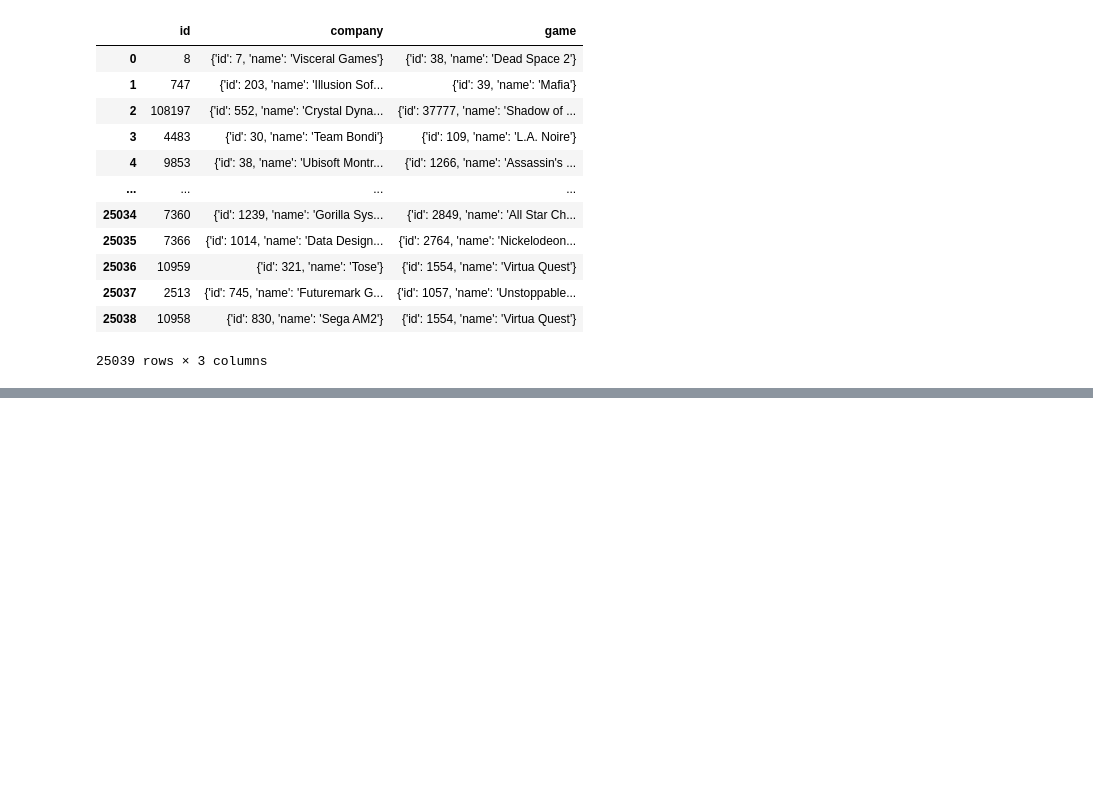
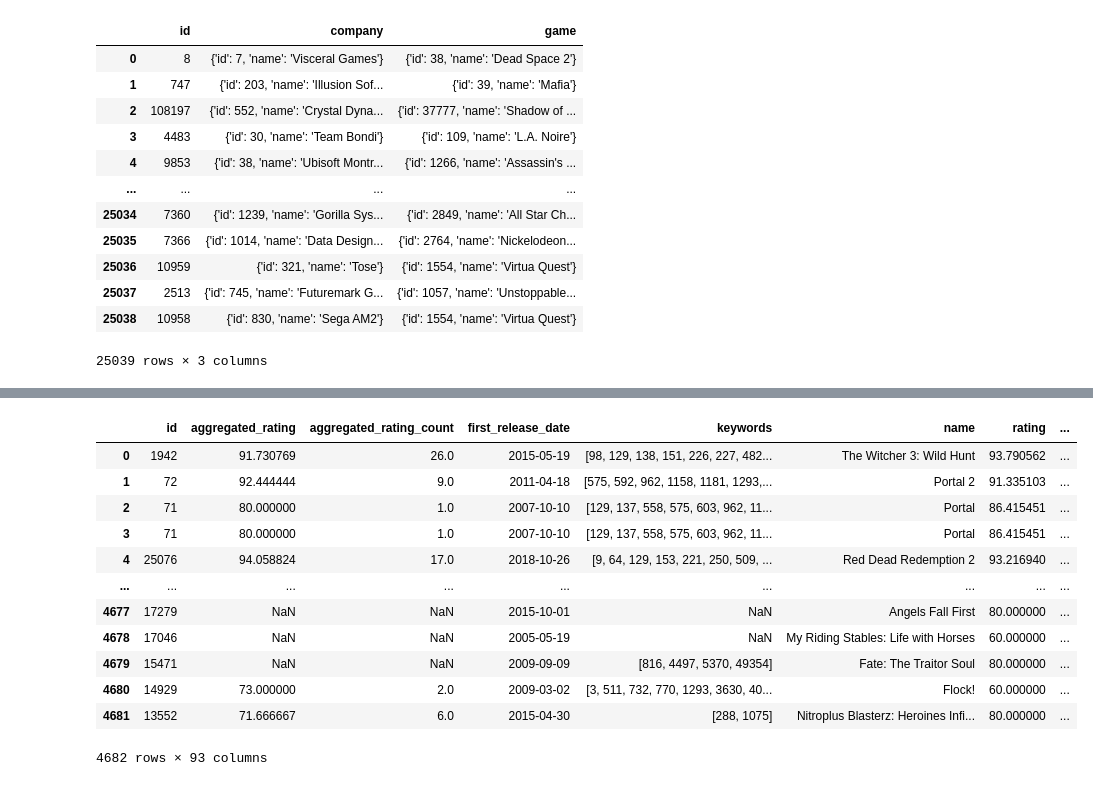
Before and after one commit to tdrkn/GP2, a Jupyter notebook: EDA.ipynb, the cells around one changed output, grey strips where cells are left out. Saved outputs shown, nothing was run; the diff lists cells and outputs as text; code cells hidden in the pictures; blank space fills up the shorter version.

```diff
--- a/EDA.ipynb
+++ b/EDA.ipynb
@@ -503,2 +534,2 @@ df1 = pd.read_csv('new_steam_parse.csv')
 # %%
-df1
+df_parse = pd.read_csv('new_steam_parse.csv')
@@ -519,2 +536,2 @@ df1
 # %%
-new_df
+df_parse['slug'] = df_parse['title'].apply(lambda x: slugify(x))
@@ -520,0 +554,18 @@ new_df
+# %%
+df_unite = pd.merge(df_with_developer, df_parse, how = 'inner', right_on = 'slug', left_on = 'slug')
+# %%
+df_unite
+# %% [output]
+|  | id | aggregated_rating | aggregated_rating_count | first_release_date | keywords | name | rating | ... |
+| 0 | 1942 | 91.730769 | 26.0 | 2015-05-19 | [98, 129, 138, 151, 226, 227, 482... | The Witcher 3: Wild Hunt | 93.790562 | ... |
+| 1 | 72 | 92.444444 | 9.0 | 2011-04-18 | [575, 592, 962, 1158, 1181, 1293,... | Portal 2 | 91.335103 | ... |
+| 2 | 71 | 80.000000 | 1.0 | 2007-10-10 | [129, 137, 558, 575, 603, 962, 11... | Portal | 86.415451 | ... |
+| 3 | 71 | 80.000000 | 1.0 | 2007-10-10 | [129, 137, 558, 575, 603, 962, 11... | Portal | 86.415451 | ... |
+| 4 | 25076 | 94.058824 | 17.0 | 2018-10-26 | [9, 64, 129, 153, 221, 250, 509, ... | Red Dead Redemption 2 | 93.216940 | ... |
+| ... | ... | ... | ... | ... | ... | ... | ... | ... |
+| 4677 | 17279 | NaN | NaN | 2015-10-01 | NaN | Angels Fall First | 80.000000 | ... |
+| 4678 | 17046 | NaN | NaN | 2005-05-19 | NaN | My Riding Stables: Life with Horses | 60.000000 | ... |
+| 4679 | 15471 | NaN | NaN | 2009-09-09 | [816, 4497, 5370, 49354] | Fate: The Traitor Soul | 80.000000 | ... |
+| 4680 | 14929 | 73.000000 | 2.0 | 2009-03-02 | [3, 511, 732, 770, 1293, 3630, 40... | Flock! | 60.000000 | ... |
+| 4681 | 13552 | 71.666667 | 6.0 | 2015-04-30 | [288, 1075] | Nitroplus Blasterz: Heroines Infi... | 80.000000 | ... |
+4682 rows × 93 columns
```
Also changed, not shown: parts of 10 cells of this notebook.
